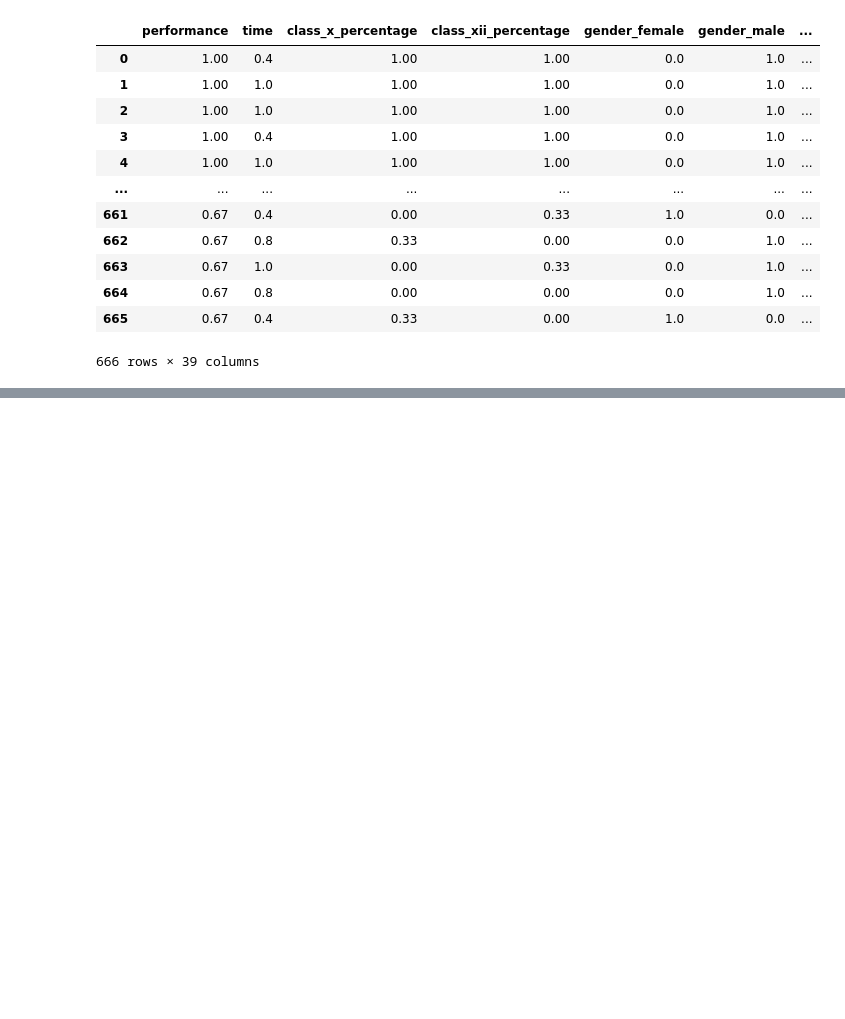
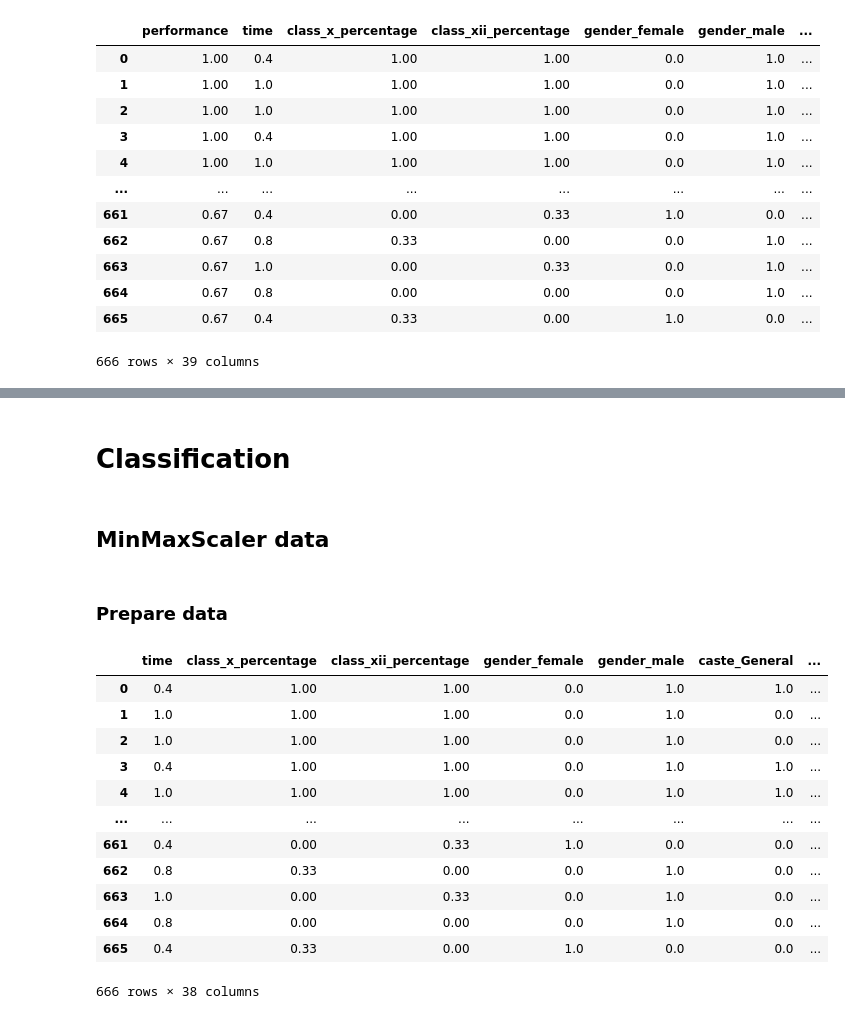
Before and after one commit to mayarachew/data_introduction, a Jupyter notebook: fundamento_de_dados.ipynb, the cells around one changed output, grey strips where cells are left out. Drawn from its saved outputs; the diff is of its cells as text; code cells hidden in the pictures; blank space fills up the shorter version.

```diff
--- a/fundamento_de_dados.ipynb
+++ b/fundamento_de_dados.ipynb
@@ -391,12 +463,12 @@ print(rawData.values)
 # %%
-normalize = MinMaxScaler()
-procData = normalize.fit_transform(rawData.values)
+mmscaler = MinMaxScaler()
+procData_mm = mmscaler.fit_transform(rawData.values)
 
-procData = pd.DataFrame(procData, columns=attributes)
+procData_mm = pd.DataFrame(procData_mm, columns=attributes)
 
-procData = round(procData,2)
+procData_mm = round(procData_mm, 2)
 
-procData
+procData_mm
 # %% [output]
 |  | performance | time | class_x_percentage | class_xii_percentage | gender_female | gender_male | ... |
 | 0 | 1.00 | 0.4 | 1.00 | 1.00 | 0.0 | 1.0 | ... |
@@ -413,0 +511,24 @@ procData
+# %% [markdown]
+# Classification
+# %% [markdown]
+## MinMaxScaler data
+# %% [markdown]
+### Prepare data
+# %%
+procData_mm = procData_mm.drop(['performance'], axis=1)
+
+procData_mm
+# %% [output]
+|  | time | class_x_percentage | class_xii_percentage | gender_female | gender_male | caste_General | ... |
+| 0 | 0.4 | 1.00 | 1.00 | 0.0 | 1.0 | 1.0 | ... |
+| 1 | 1.0 | 1.00 | 1.00 | 0.0 | 1.0 | 0.0 | ... |
+| 2 | 1.0 | 1.00 | 1.00 | 0.0 | 1.0 | 0.0 | ... |
+| 3 | 0.4 | 1.00 | 1.00 | 0.0 | 1.0 | 1.0 | ... |
+| 4 | 1.0 | 1.00 | 1.00 | 0.0 | 1.0 | 1.0 | ... |
+| ... | ... | ... | ... | ... | ... | ... | ... |
+| 661 | 0.4 | 0.00 | 0.33 | 1.0 | 0.0 | 0.0 | ... |
+| 662 | 0.8 | 0.33 | 0.00 | 0.0 | 1.0 | 0.0 | ... |
+| 663 | 1.0 | 0.00 | 0.33 | 0.0 | 1.0 | 0.0 | ... |
+| 664 | 0.8 | 0.00 | 0.00 | 0.0 | 1.0 | 0.0 | ... |
+| 665 | 0.4 | 0.33 | 0.00 | 1.0 | 0.0 | 0.0 | ... |
+666 rows × 38 columns
```
Also changed, not shown: parts of 59 cells of this notebook.
